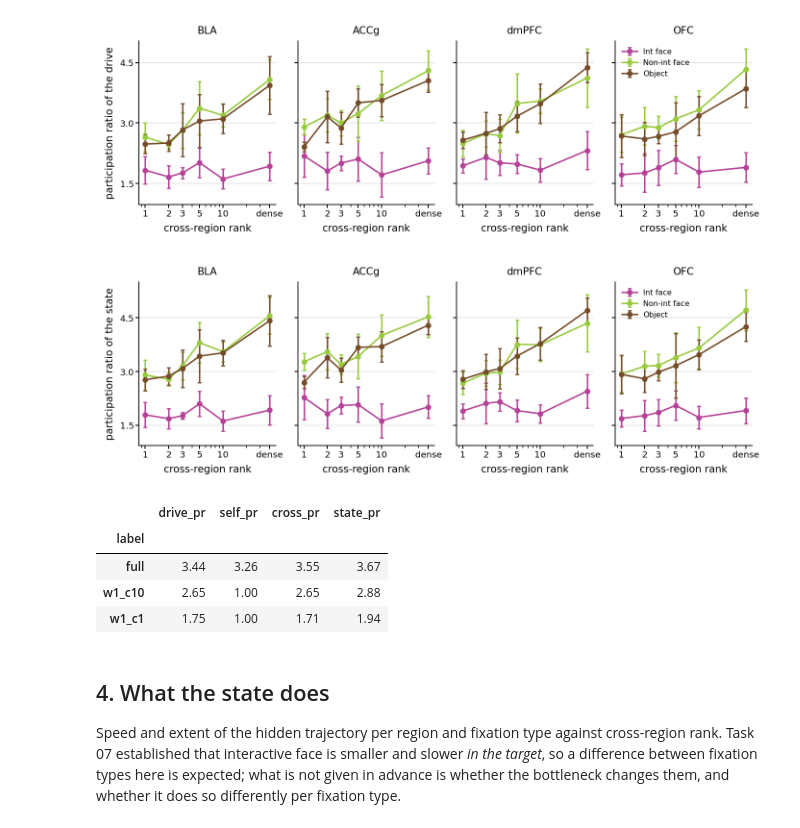
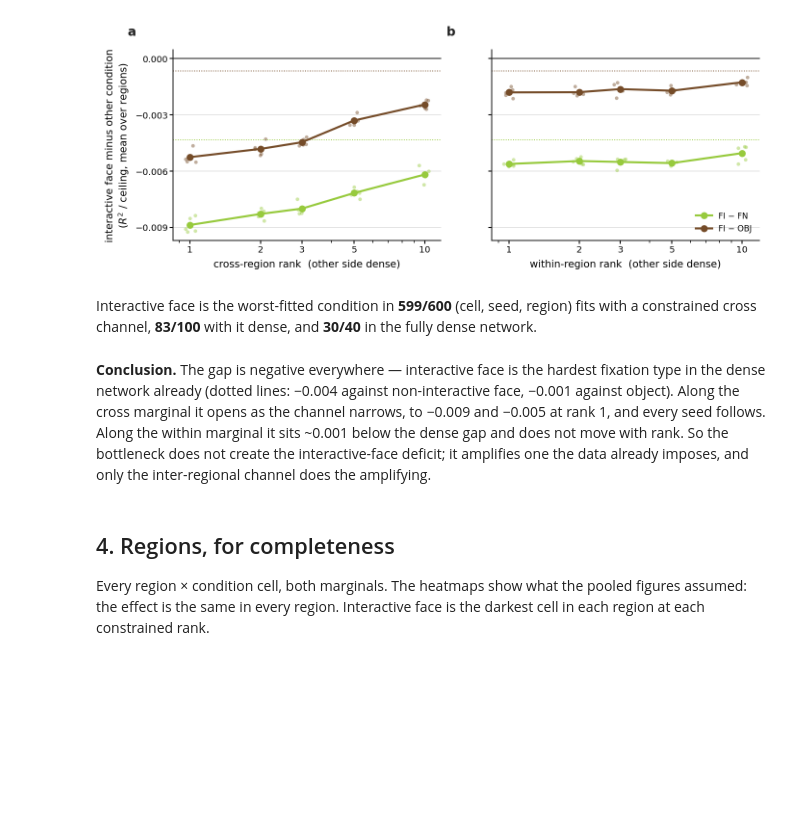
Before and after one commit to gprabaha/dal_monte_2022_analysis, a Jupyter notebook: notebooks/mrnn_chapter/02b_bottleneck_properties.ipynb, the cells around one changed output. Cells and saved outputs as stored; diff of their text form; code cells hidden in the pictures; blank space fills up the shorter version.

```diff
--- a/notebooks/mrnn_chapter/02b_bottleneck_properties.ipynb
+++ b/notebooks/mrnn_chapter/02b_bottleneck_properties.ipynb
@@ -204,23 +194,30 @@ how much re-expansion is being asked of them.
-# %%
-for prop, label in (("drive_pr", "participation ratio of the drive"),
-                    ("state_pr", "participation ratio of the state")):
-    show(aviz.plot_property_vs_rank(within_dense, prop, rank_column="rank_cross", ylabel=label),
-         f"fig03_{prop}_vs_cross_rank")
-summary = props.groupby("label")[["drive_pr", "self_pr", "cross_pr", "state_pr"]].mean()
-display(summary.loc[REFERENCE_CELLS].round(2))
-# %% [output]
-[figure, removed]
-[figure, removed]
-|  | drive_pr | self_pr | cross_pr | state_pr |
-| label |  |  |  |  |
-| full | 3.44 | 3.26 | 3.55 | 3.67 |
-| w1_c10 | 2.65 | 1.00 | 2.65 | 2.88 |
-| w1_c1 | 1.75 | 1.00 | 1.71 | 1.94 |
+# %%
+show(aviz.plot_condition_gap_vs_rank(fit, hidden_units=HIDDEN_UNITS, dense=dense_fit), "fig03_condition_gap")
+
+worst = fit.groupby(["label", "rank_within", "rank_cross", "seed", "region", "condition"])["r2_vs_ceiling"].mean().unstack("condition")
+worst_fi = (worst.idxmin(axis=1) == "face_interactive")
+dense_worst = dense_fit.groupby(["seed", "region", "condition"])["r2_vs_ceiling"].mean().unstack("condition")
+display(Markdown(
+    f"Interactive face is the worst-fitted condition in **{int(worst_fi[worst.index.get_level_values('rank_cross') < HIDDEN_UNITS].sum())}"
+    f"/{int((worst.index.get_level_values('rank_cross') < HIDDEN_UNITS).sum())}** (cell, seed, region) fits with a constrained cross channel, "
+    f"**{int(worst_fi[worst.index.get_level_values('rank_cross') == HIDDEN_UNITS].sum())}"
+    f"/{int((worst.index.get_level_values('rank_cross') == HIDDEN_UNITS).sum())}** with it dense, and "
+    f"**{int((dense_worst.idxmin(axis=1) == 'face_interactive').sum())}/{len(dense_worst)}** in the fully dense network."))
+# %% [output]
+[figure, added]
+Interactive face is the worst-fitted condition in **599/600** (cell, seed, region) fits with a constrained cross channel, **83/100** with it dense, and **30/40** in the fully dense network.
+# %% [markdown]
+**Conclusion.** The gap is negative everywhere — interactive face is the hardest fixation
+type in the dense network already (dotted lines: −0.004 against non-interactive face, −0.001
+against object). Along the cross marginal it opens as the channel narrows, to −0.009 and
+−0.005 at rank 1, and every seed follows. Along the within marginal it sits ~0.001 below the
+dense gap and does not move with rank. So the bottleneck does not create the interactive-face
+deficit; it amplifies one the data already imposes, and only the inter-regional channel does
+the amplifying.
 # %% [markdown]
-## 4. What the state does
+## 4. Regions, for completeness
 
-Speed and extent of the hidden trajectory per region and fixation type against cross-region
-rank. Task 07 established that interactive face is smaller and slower *in the target*, so a
-difference between fixation types here is expected; what is not given in advance is whether
-the bottleneck changes them, and whether it does so differently per fixation type.
+Every region × condition cell, both marginals. The heatmaps show what the pooled figures
+assumed: the effect is the same in every region. Interactive face is the darkest cell in each
+region at each constrained rank.
 # %%
```
Also changed, not shown: parts of 29 cells of this notebook, 4 other files.
